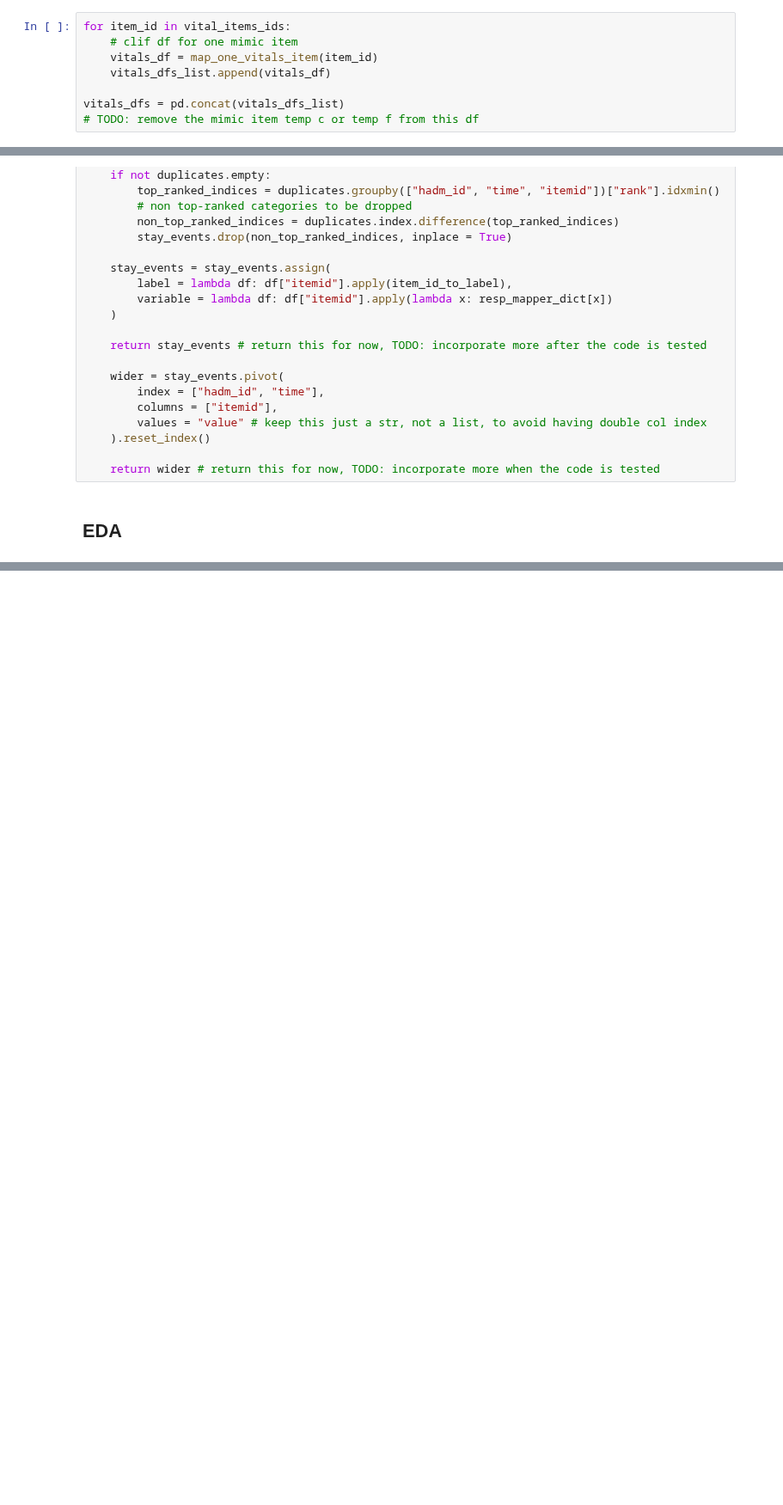
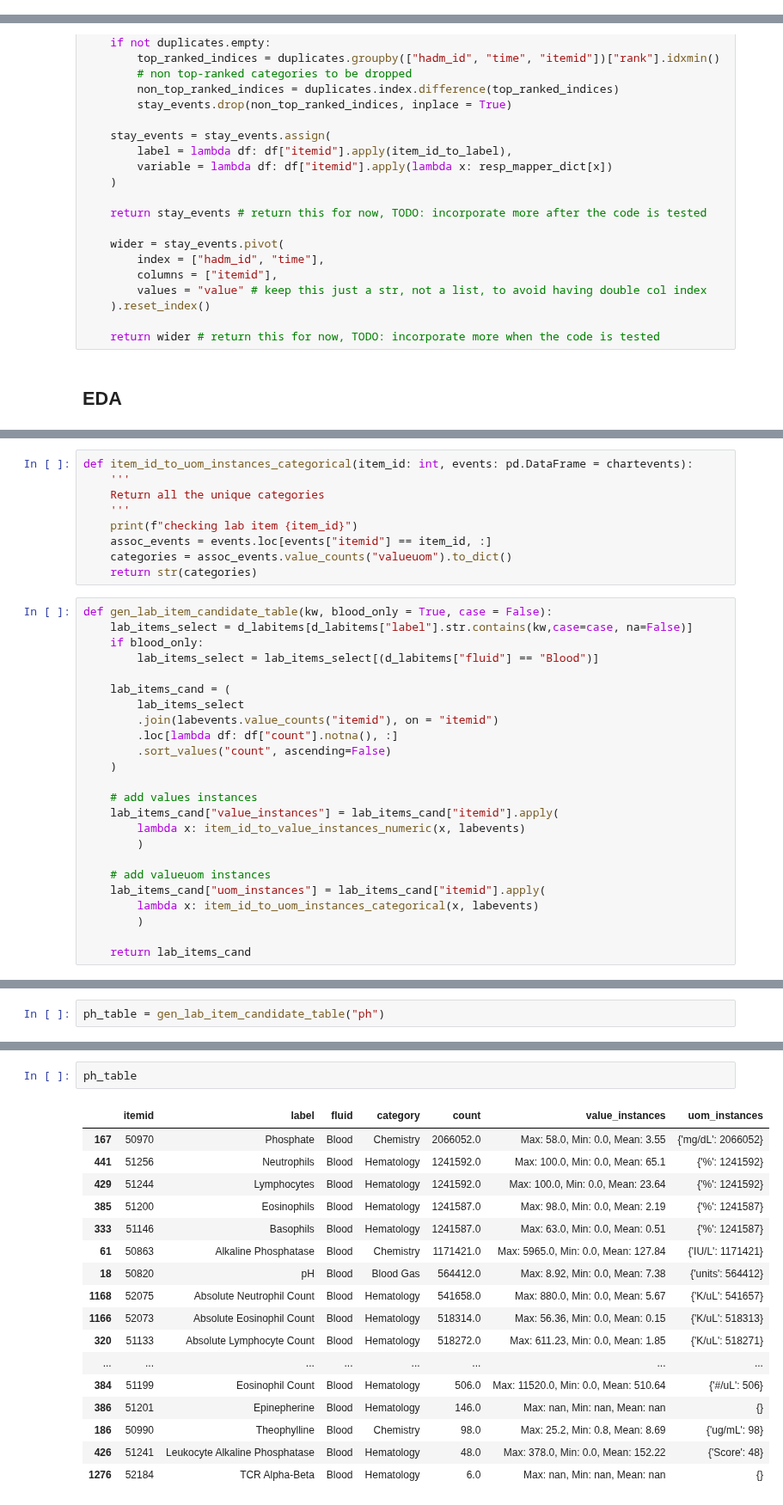
Before and after one commit to oldsandiaz/mimicclif, a Jupyter notebook: code/mimic-to-clif.ipynb, the cells around one changed output, grey strips where cells are left out. Shown at 86% size. Drawn from its saved outputs; the diff is of its cells as text; blank space fills up the shorter version.

```diff
--- a/code/mimic-to-clif.ipynb
+++ b/code/mimic-to-clif.ipynb
@@ -402,8 +485,0 @@ class MimicMapper():
-# %%
-for item_id in vital_items_ids:
-    # clif df for one mimic item
-    vitals_df = map_one_vitals_item(item_id)
-    vitals_dfs_list.append(vitals_df)
-
-vitals_dfs = pd.concat(vitals_dfs_list)
-# TODO: remove the mimic item temp c or temp f from this df
@@ -853,0 +903,33 @@ resp_events.loc[
+# %%
+def item_id_to_uom_instances_categorical(item_id: int, events: pd.DataFrame = chartevents):
+    '''
+    Return all the unique categories
+    '''
+    print(f"checking lab item {item_id}")
+    assoc_events = events.loc[events["itemid"] == item_id, :]
+    categories = assoc_events.value_counts("valueuom").to_dict()
+    return str(categories)
+# %%
+def gen_lab_item_candidate_table(kw, blood_only = True, case = False):
+    lab_items_select = d_labitems[d_labitems["label"].str.contains(kw,case=case, na=False)]
+    if blood_only:
+        lab_items_select = lab_items_select[(d_labitems["fluid"] == "Blood")]
+
+    lab_items_cand = (
+        lab_items_select
+        .join(labevents.value_counts("itemid"), on = "itemid")
+        .loc[lambda df: df["count"].notna(), :]
+        .sort_values("count", ascending=False)
+    )
+
+    # add values instances
+    lab_items_cand["value_instances"] = lab_items_cand["itemid"].apply(
+        lambda x: item_id_to_value_instances_numeric(x, labevents)
+        )
+
+    # add valueuom instances
+    lab_items_cand["uom_instances"] = lab_items_cand["itemid"].apply(
+        lambda x: item_id_to_uom_instances_categorical(x, labevents)
+        )
+
+    return lab_items_cand
@@ -853,0 +976,2 @@ resp_events.loc[
+# %%
+ph_table = gen_lab_item_candidate_table("ph")
@@ -853,0 +1003,20 @@ resp_events.loc[
+# %%
+ph_table
+# %% [output]
+|  | itemid | label | fluid | category | count | value_instances | uom_instances |
+| 167 | 50970 | Phosphate | Blood | Chemistry | 2066052.0 | Max: 58.0, Min: 0.0, Mean: 3.55 | {'mg/dL': 2066052} |
+| 441 | 51256 | Neutrophils | Blood | Hematology | 1241592.0 | Max: 100.0, Min: 0.0, Mean: 65.1 | {'%': 1241592} |
+| 429 | 51244 | Lymphocytes | Blood | Hematology | 1241592.0 | Max: 100.0, Min: 0.0, Mean: 23.64 | {'%': 1241592} |
+| 385 | 51200 | Eosinophils | Blood | Hematology | 1241587.0 | Max: 98.0, Min: 0.0, Mean: 2.19 | {'%': 1241587} |
+| 333 | 51146 | Basophils | Blood | Hematology | 1241587.0 | Max: 63.0, Min: 0.0, Mean: 0.51 | {'%': 1241587} |
+| 61 | 50863 | Alkaline Phosphatase | Blood | Chemistry | 1171421.0 | Max: 5965.0, Min: 0.0, Mean: 127.84 | {'IU/L': 1171421} |
+| 18 | 50820 | pH | Blood | Blood Gas | 564412.0 | Max: 8.92, Min: 0.0, Mean: 7.38 | {'units': 564412} |
+| 1168 | 52075 | Absolute Neutrophil Count | Blood | Hematology | 541658.0 | Max: 880.0, Min: 0.0, Mean: 5.67 | {'K/uL': 541657} |
+| 1166 | 52073 | Absolute Eosinophil Count | Blood | Hematology | 518314.0 | Max: 56.36, Min: 0.0, Mean: 0.15 | {'K/uL': 518313} |
+| 320 | 51133 | Absolute Lymphocyte Count | Blood | Hematology | 518272.0 | Max: 611.23, Min: 0.0, Mean: 1.85 | {'K/uL': 518271} |
+| ... | ... | ... | ... | ... | ... | ... | ... |
+| 384 | 51199 | Eosinophil Count | Blood | Hematology | 506.0 | Max: 11520.0, Min: 0.0, Mean: 510.64 | {'#/uL': 506} |
+| 386 | 51201 | Epinepherine | Blood | Hematology | 146.0 | Max: nan, Min: nan, Mean: nan | {} |
+| 186 | 50990 | Theophylline | Blood | Chemistry | 98.0 | Max: 25.2, Min: 0.8, Mean: 8.69 | {'ug/mL': 98} |
+| 426 | 51241 | Leukocyte Alkaline Phosphatase | Blood | Hematology | 48.0 | Max: 378.0, Min: 0.0, Mean: 152.22 | {'Score': 48} |
+| 1276 | 52184 | TCR Alpha-Beta | Blood | Hematology | 6.0 | Max: nan, Min: nan, Mean: nan | {} |
```
Also changed, not shown: parts of 91 cells of this notebook.
